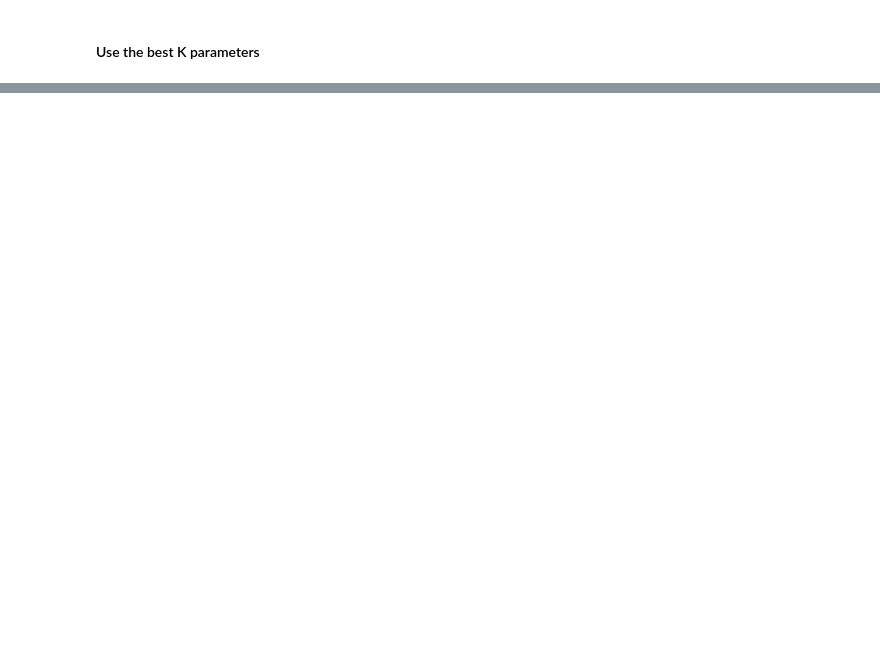
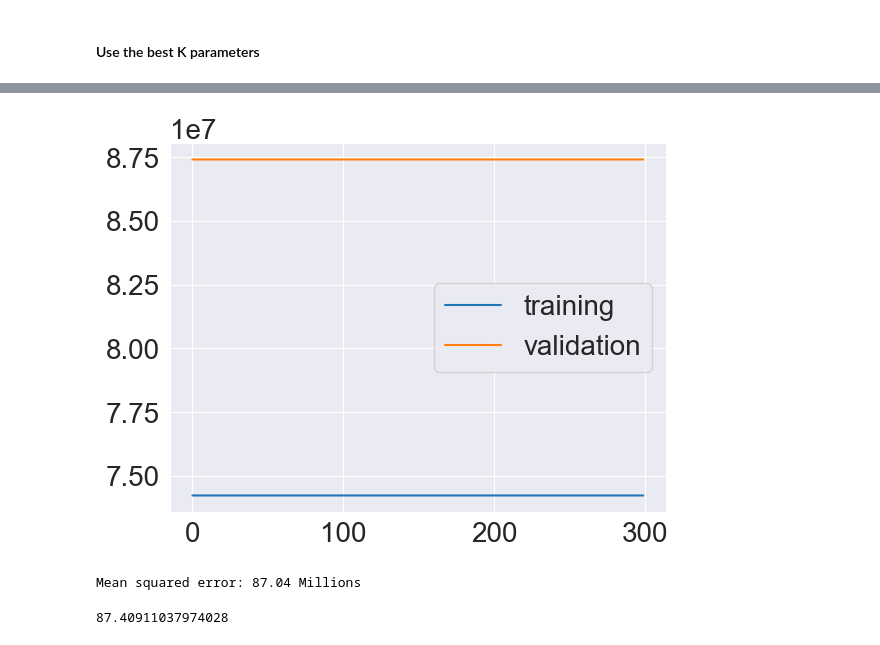
Before and after one commit to Siqi-Hu/LELEC2870-project, a Jupyter notebook: scripts/main.ipynb, the cells around one changed output, grey strips where cells are left out. Saved outputs shown, nothing was run; the diff lists cells and outputs as text; code cells hidden in the pictures; blank space fills up the shorter version.

```diff
--- a/scripts/main.ipynb
+++ b/scripts/main.ipynb
@@ -608,0 +689,39 @@ knn_20 = KNeighborsRegressor(n_neighbors=20)
+# %%
+model = Sequential()
+
+model.add(Dense(200, input_shape = (219, ), kernel_initializer='he_normal'))
+# model.add(BatchNormalization())
+model.add(Activation('relu'))
+model.add(Dense(175, kernel_initializer='he_normal'))
+# model.add(BatchNormalization())
+model.add(Activation('relu'))
+model.add(Dense(150, kernel_initializer='he_normal'))
+# model.add(BatchNormalization())
+model.add(Activation('relu'))
+model.add(Dense(125, kernel_initializer='he_normal'))
+# model.add(BatchNormalization())
+model.add(Activation('relu'))
+model.add(Dense(100, kernel_initializer='he_normal'))
+# model.add(BatchNormalization())
+model.add(Activation('relu'))
+model.add(Dense(75, kernel_initializer='he_normal'))
+# model.add(BatchNormalization())
+model.add(Activation('relu'))
+model.add(Dense(50, kernel_initializer='he_normal'))
+# model.add(BatchNormalization())
+model.add(Activation('relu'))
+model.add(Dense(25, kernel_initializer='he_normal'))
+# model.add(BatchNormalization())
+model.add(Activation('relu'))
+model.add(Dense(10, kernel_initializer='he_normal'))
+# model.add(BatchNormalization())
+model.add(Activation('relu'))
+model.add(Dense(5, kernel_initializer='he_normal'))
+# model.add(BatchNormalization())
+model.add(Activation('relu'))
+model.add(Dense(1, kernel_initializer='he_normal'))
+# %%
+sgd = optimizers.Adam(lr = 0.001)
+model.compile(optimizer = sgd, loss = 'mean_squared_error', metrics = ['mse'])
+# %%
+history = model.fit(X_train_pca, y_train, batch_size = 177, validation_split = 0.3, epochs = 300, verbose = 2)
@@ -608,0 +746,7 @@ knn_20 = KNeighborsRegressor(n_neighbors=20)
+# %%
+plt.plot(np.sqrt(history.history['mse']))
+plt.plot(np.sqrt(history.history['val_mse']))
+plt.legend(['training', 'validation'])
+plt.show()
+# %% [output]
+[figure, added]
@@ -608,0 +755,9 @@ knn_20 = KNeighborsRegressor(n_neighbors=20)
+# %%
+print("Mean squared error: %.2f Millions" % (np.sqrt(mean_squared_error(y_test_models, y_pre)) / 1000000))
+# print(np.exp(np.log(10)))
+# %% [output]
+Mean squared error: 87.04 Millions
+# %%
+np.sqrt(7640352577377621) / 1000000
+# %% [output]
+87.40911037974028
```
Also changed, not shown: parts of 26 cells of this notebook, 1 other file.
